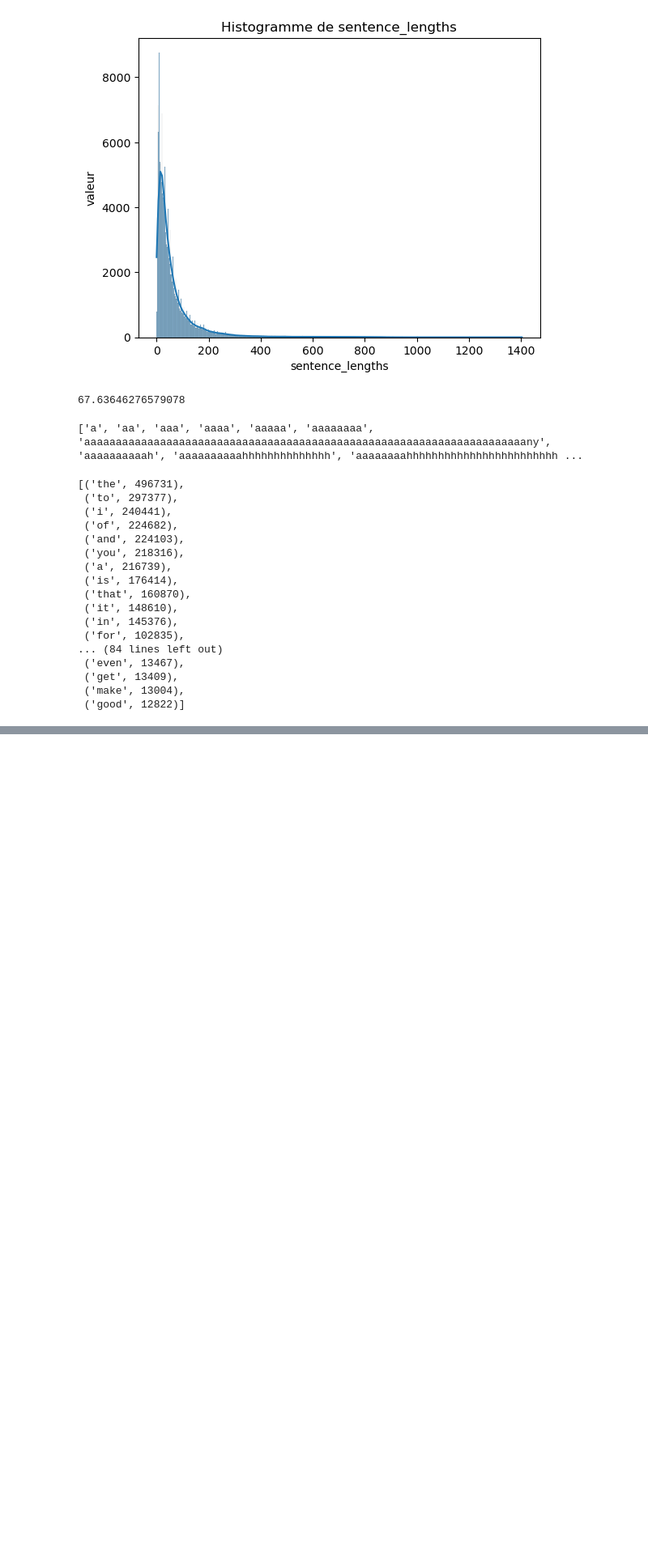
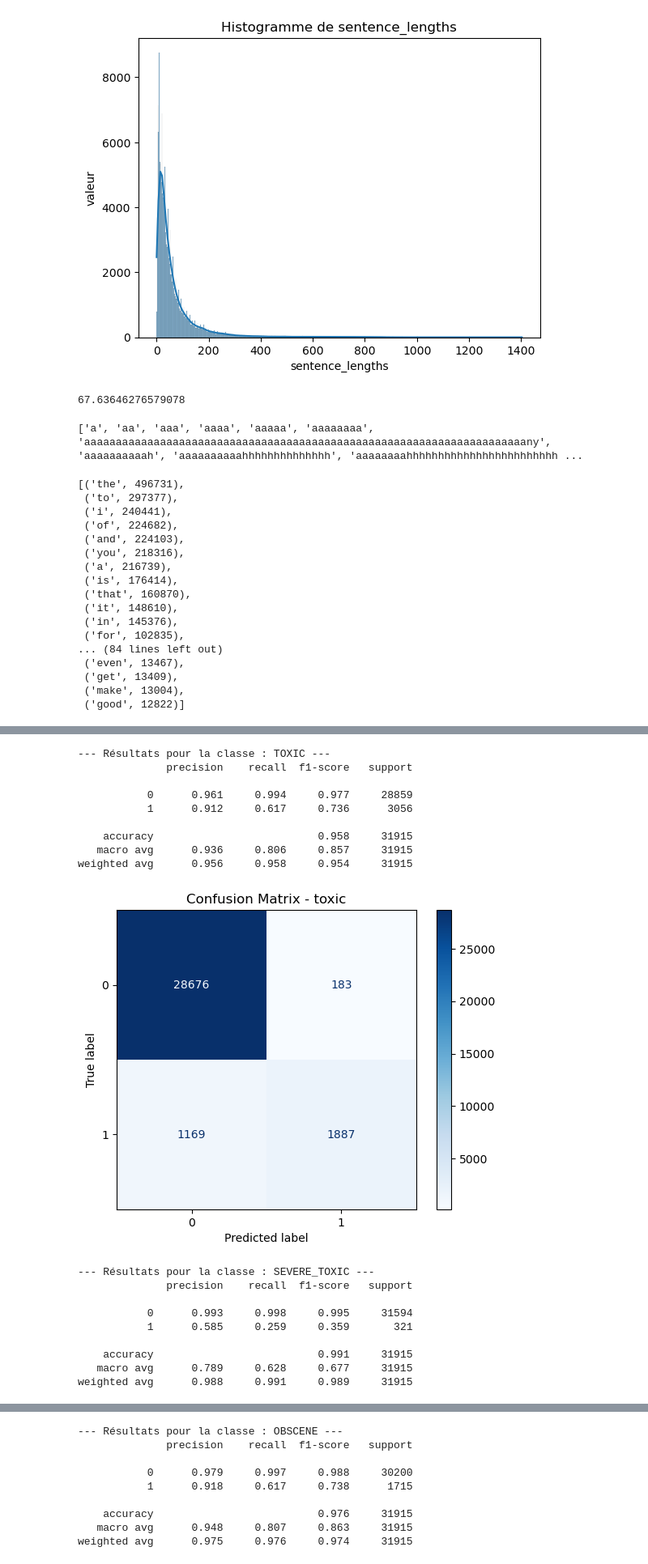
Before and after one commit to RChazal-dataSc/NLP-project---classement-de-texte-selon-toxicit-, a Jupyter notebook: NLP project - classement de texte selon toxicité.ipynb, the cells around one changed output, grey strips where cells are left out. Shown: that part at 81% size. Saved outputs shown, nothing was run; the diff lists cells and outputs as text; code cells hidden in the pictures; blank space fills up the shorter version.

```diff
--- a/NLP project - classement de texte selon toxicité.ipynb
+++ b/NLP project - classement de texte selon toxicité.ipynb
@@ -372,0 +366,65 @@ submission.to_csv('submission.csv', index = False)
+# %%
+from sklearn.linear_model import LogisticRegression
+from sklearn.metrics import classification_report, confusion_matrix, ConfusionMatrixDisplay
+from sklearn.feature_extraction.text import TfidfVectorizer
+from sklearn.model_selection import train_test_split
+import matplotlib.pyplot as plt
+
+# === Re-vectorisation sur X_train / X_val ===
+X_train, X_val, y_train, y_val = train_test_split(
+    clean_toxic_train['comment_text'],
+    clean_toxic_train[['toxic', 'severe_toxic', 'obscene', 'threat', 'insult', 'identity_hate']],
+    test_size=0.2,
+    random_state=42
+)
+
+tfidf_vectorizer = TfidfVectorizer(analyzer='word', token_pattern=r'\w+')
+X_train_tfidf = tfidf_vectorizer.fit_transform(X_train)
+X_val_tfidf = tfidf_vectorizer.transform(X_val)
+
+# === Modélisation ===
+label_names = ['toxic', 'severe_toxic', 'obscene', 'threat', 'insult', 'identity_hate']
+
+for label in label_names:
+    print(f"\n--- Résultats pour la classe : {label.upper()} ---")
+
+    # 1. Extraction des cibles
+    y_train_label = y_train[label]
+    y_val_label = y_val[label]
+
+    # 2. Modèle
+    clf = LogisticRegression(max_iter=1000)
+    clf.fit(X_train_tfidf, y_train_label)
+
+    # 3. Prédiction
+    y_pred = clf.predict(X_val_tfidf)
+
+    # 4. Evaluation
+    print(classification_report(y_val_label, y_pred, digits=3))
+
+    # 5. Matrice de confusion
+    cm = confusion_matrix(y_val_label, y_pred)
+    disp = ConfusionMatrixDisplay(confusion_matrix=cm)
+    disp.plot(cmap='Blues')
+    plt.title(f"Confusion Matrix - {label}")
+    plt.show()
+# %% [output]
+--- Résultats pour la classe : TOXIC ---
+              precision    recall  f1-score   support
+
+           0      0.961     0.994     0.977     28859
+           1      0.912     0.617     0.736      3056
+
+    accuracy                          0.958     31915
+   macro avg      0.936     0.806     0.857     31915
+weighted avg      0.956     0.958     0.954     31915
+[figure, added]
+--- Résultats pour la classe : SEVERE_TOXIC ---
+              precision    recall  f1-score   support
+
+           0      0.993     0.998     0.995     31594
+           1      0.585     0.259     0.359       321
+
+    accuracy                          0.991     31915
+   macro avg      0.789     0.628     0.677     31915
+weighted avg      0.988     0.991     0.989     31915
@@ -372,0 +432,9 @@ submission.to_csv('submission.csv', index = False)
+--- Résultats pour la classe : OBSCENE ---
+              precision    recall  f1-score   support
+
+           0      0.979     0.997     0.988     30200
+           1      0.918     0.617     0.738      1715
+
+    accuracy                          0.976     31915
+   macro avg      0.948     0.807     0.863     31915
+weighted avg      0.975     0.976     0.974     31915
```
Also changed, not shown: parts of 19 cells of this notebook.
